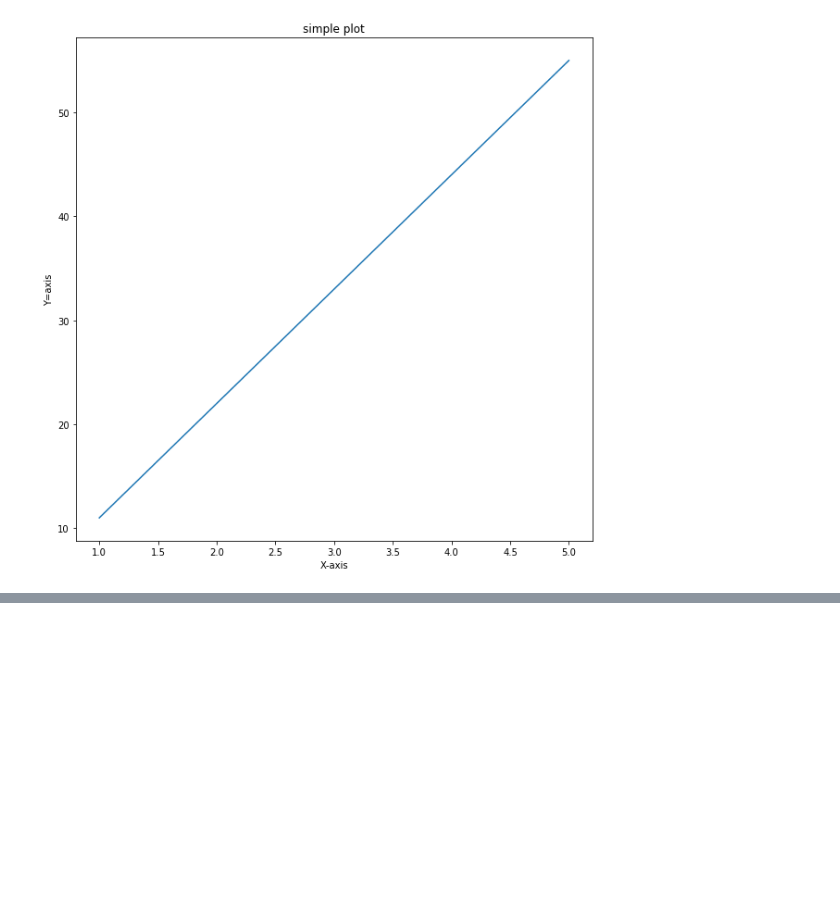
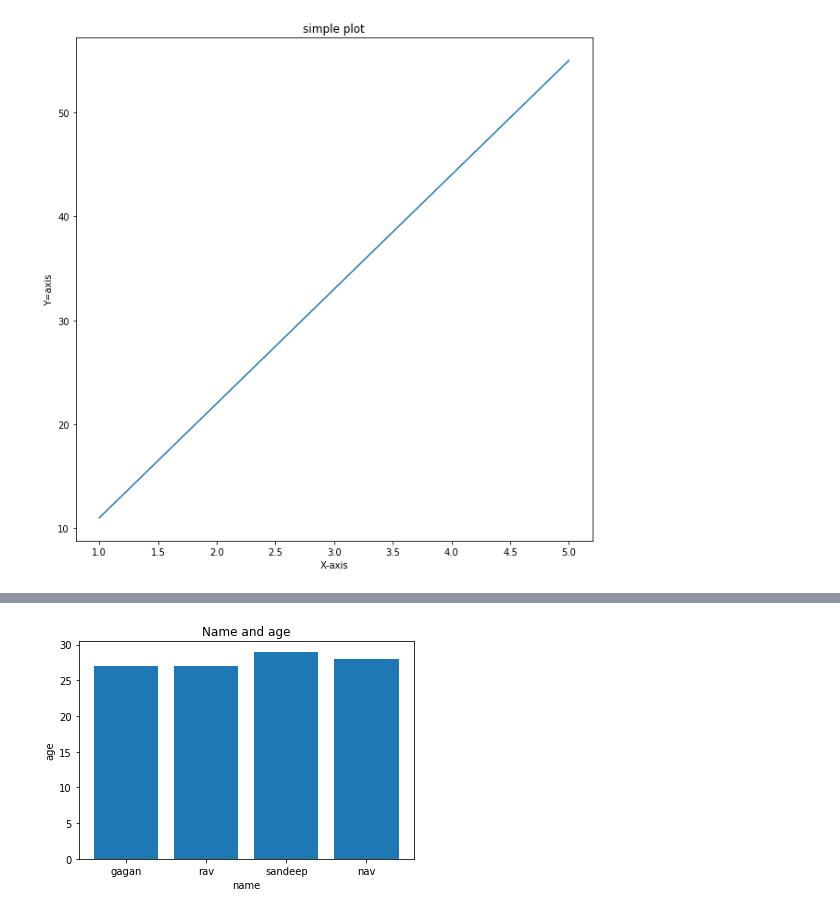
Before and after one commit to AnalystGagan/Machine-Learning-Notebooks, a Jupyter notebook: Introduction-to-Matplotlib.ipynb, the cells around one changed output, grey strips where cells are left out. Cells and saved outputs as stored; diff of their text form; code cells hidden in the pictures; blank space fills up the shorter version.

```diff
--- a/Introduction-to-Matplotlib.ipynb
+++ b/Introduction-to-Matplotlib.ipynb
@@ -92,0 +131,10 @@ fig.savefig("firstplot.png")
+# %%
+# make a plot of dict
+name_dict = {"gagan":27, "rav":27, "sandeep":29,"nav":28}
+
+
+fig, ax = plt.subplots()
+ax.bar(name_dict.keys(), name_dict.values())
+ax.set(title = "Name and age", xlabel = "name", ylabel = "age");
+# %% [output]
+[figure, added]
```
Also changed, not shown: parts of 26 cells of this notebook.
